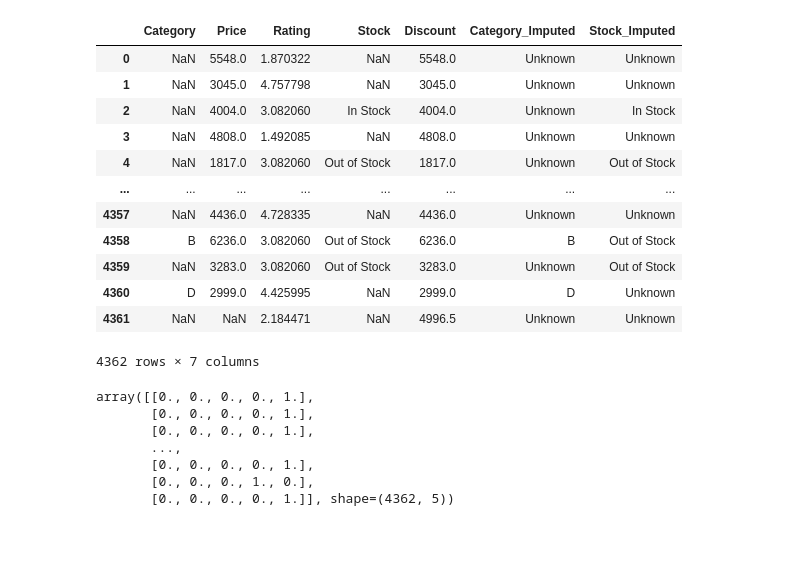
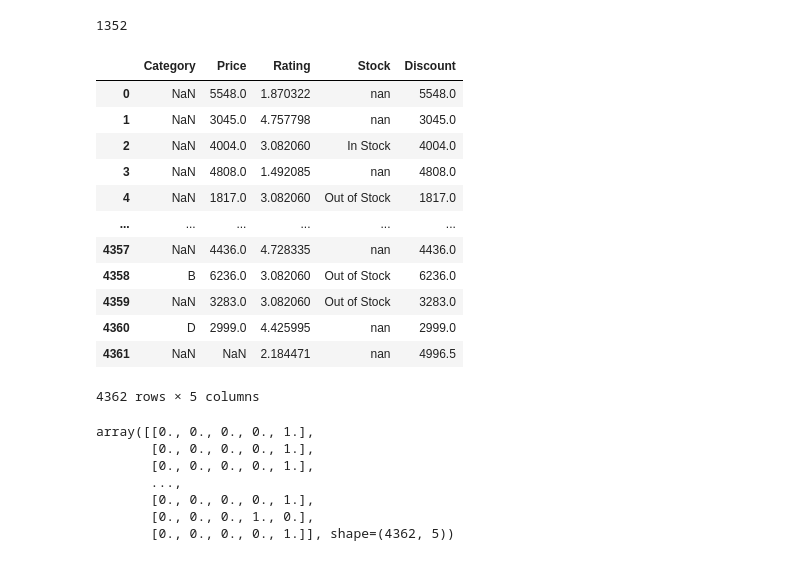
Before and after one commit to VITHUN007/the_preprocessing, a Jupyter notebook: main.ipynb, the cells around one changed output. Saved outputs shown, nothing was run; the diff lists cells and outputs as text; code cells hidden in the pictures.

```diff
--- a/main.ipynb
+++ b/main.ipynb
@@ -80,22 +80,29 @@ df
 4362 rows × 5 columns
 # %%
-df['Category_Imputed'] = df['Category'].fillna('Unknown')
-df['Stock_Imputed'] = df['Stock'].fillna('Unknown')
+
+df["Stock"] = df["Stock"].replace(['', 'N/A', '?'], np.nan)
+print(df["Stock"].isna().sum())
+#
+df["Stock"] = df["Stock"].astype(str)
+imputer = SimpleImputer(strategy='most_frequent')
+
+df["Stock"] = imputer.fit_transform(df[["Stock"]]).flatten()
 df
 # %% [output]
+1352
-|  | Category | Price | Rating | Stock | Discount | Category_Imputed | Stock_Imputed |
-| 0 | NaN | 5548.0 | 1.870322 | NaN | 5548.0 | Unknown | Unknown |
-| 1 | NaN | 3045.0 | 4.757798 | NaN | 3045.0 | Unknown | Unknown |
-| 2 | NaN | 4004.0 | 3.082060 | In Stock | 4004.0 | Unknown | In Stock |
-| 3 | NaN | 4808.0 | 1.492085 | NaN | 4808.0 | Unknown | Unknown |
-| 4 | NaN | 1817.0 | 3.082060 | Out of Stock | 1817.0 | Unknown | Out of Stock |
-| ... | ... | ... | ... | ... | ... | ... | ... |
-| 4357 | NaN | 4436.0 | 4.728335 | NaN | 4436.0 | Unknown | Unknown |
-| 4358 | B | 6236.0 | 3.082060 | Out of Stock | 6236.0 | B | Out of Stock |
-| 4359 | NaN | 3283.0 | 3.082060 | Out of Stock | 3283.0 | Unknown | Out of Stock |
-| 4360 | D | 2999.0 | 4.425995 | NaN | 2999.0 | D | Unknown |
-| 4361 | NaN | NaN | 2.184471 | NaN | 4996.5 | Unknown | Unknown |
+|  | Category | Price | Rating | Stock | Discount |
+| 0 | NaN | 5548.0 | 1.870322 | nan | 5548.0 |
+| 1 | NaN | 3045.0 | 4.757798 | nan | 3045.0 |
+| 2 | NaN | 4004.0 | 3.082060 | In Stock | 4004.0 |
+| 3 | NaN | 4808.0 | 1.492085 | nan | 4808.0 |
+| 4 | NaN | 1817.0 | 3.082060 | Out of Stock | 1817.0 |
+| ... | ... | ... | ... | ... | ... |
+| 4357 | NaN | 4436.0 | 4.728335 | nan | 4436.0 |
+| 4358 | B | 6236.0 | 3.082060 | Out of Stock | 6236.0 |
+| 4359 | NaN | 3283.0 | 3.082060 | Out of Stock | 3283.0 |
+| 4360 | D | 2999.0 | 4.425995 | nan | 2999.0 |
+| 4361 | NaN | NaN | 2.184471 | nan | 4996.5 |
-4362 rows × 7 columns
+4362 rows × 5 columns
 # %%
 from sklearn.preprocessing import LabelEncoder,OneHotEncoder,OrdinalEncoder
 # %%
```
Also changed, not shown: parts of 12 cells of this notebook, 7 other files.
